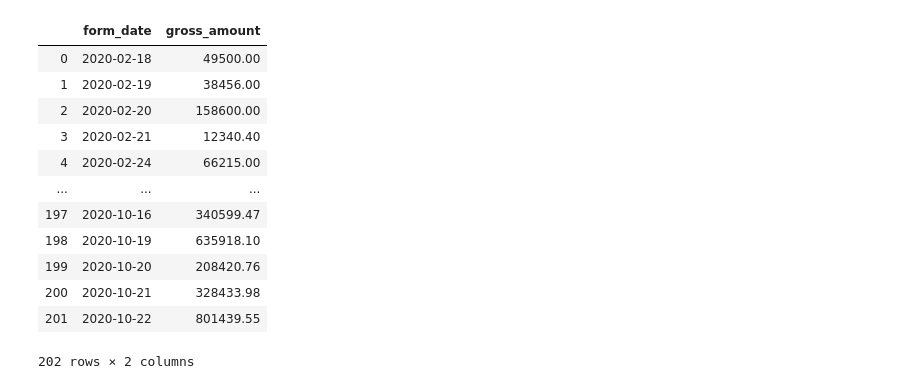
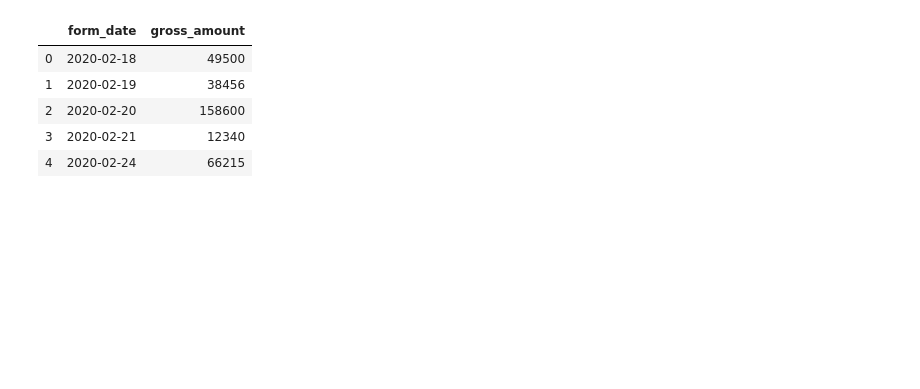
Before and after one commit to ajcoates/work_files, a Jupyter notebook: projection_widget.ipynb, the cells around one changed output. Saved outputs shown, nothing was run; the diff lists cells and outputs as text; code cells hidden in the pictures; blank space fills up the shorter version.

```diff
--- a/projection_widget.ipynb
+++ b/projection_widget.ipynb
@@ -3,6 +3,7 @@ import pandas as pd
 import numpy as np
 from sklearn.linear_model import LinearRegression
 data = pd.read_csv('102320_duplicates.csv')
+pd.set_option('display.max_rows', None)
 # %%
 # Sets Form Date to datetime format; "Can only use .dt accessor
 # with datetimelike values" (that's why form_date needs to be converted
@@ -38,24 +35,21 @@ count
 # %%
 # creates variable "rev"; sum of gross amount by form date and filtered by "stage" == "Closed - Won"
 rev = data[data['stage'] == 'Closed - Won'].groupby('form_date')['gross_amount'].sum()
 # casts rev to a dataframe
 rev = pd.DataFrame(data = rev)
 # resets index
 rev.reset_index(inplace = True)
+# casts gross_amount to int64
+rev['gross_amount'] = rev['gross_amount'].astype(np.int64)
+# fills nans
+rev['gross_amount'] = rev['gross_amount'].fillna(0)
 
-rev
+rev.head()
 # %% [output]
 |  | form_date | gross_amount |
-| 0 | 2020-02-18 | 49500.00 |
-| 1 | 2020-02-19 | 38456.00 |
-| 2 | 2020-02-20 | 158600.00 |
-| 3 | 2020-02-21 | 12340.40 |
-| 4 | 2020-02-24 | 66215.00 |
-| ... | ... | ... |
-| 197 | 2020-10-16 | 340599.47 |
-| 198 | 2020-10-19 | 635918.10 |
-| 199 | 2020-10-20 | 208420.76 |
-| 200 | 2020-10-21 | 328433.98 |
-| 201 | 2020-10-22 | 801439.55 |
+| 0 | 2020-02-18 | 49500 |
+| 1 | 2020-02-19 | 38456 |
+| 2 | 2020-02-20 | 158600 |
+| 3 | 2020-02-21 | 12340 |
+| 4 | 2020-02-24 | 66215 |
-202 rows × 2 columns
 # %%
```
Also changed, not shown: parts of 12 cells of this notebook.
